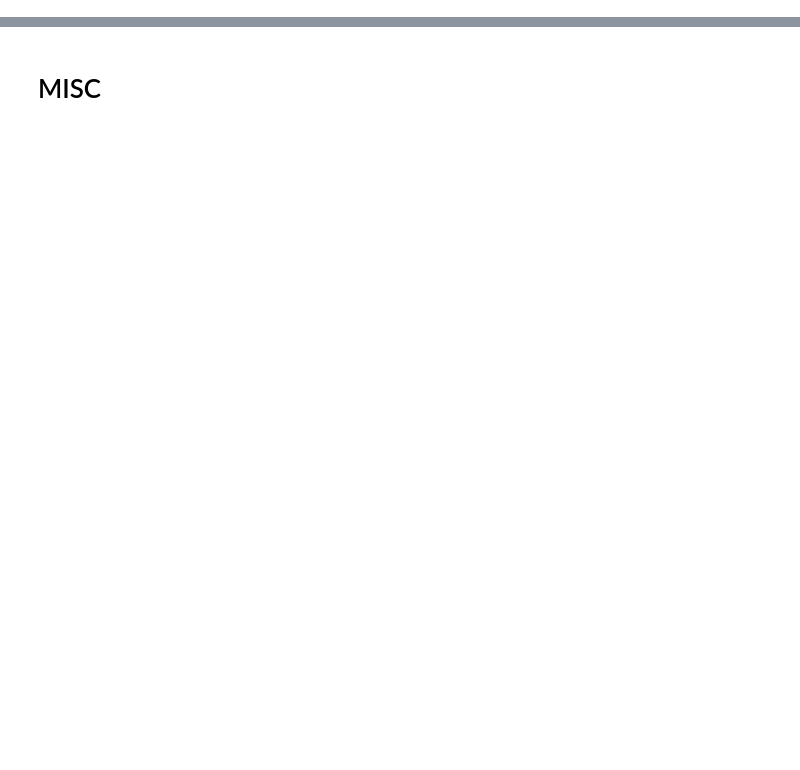
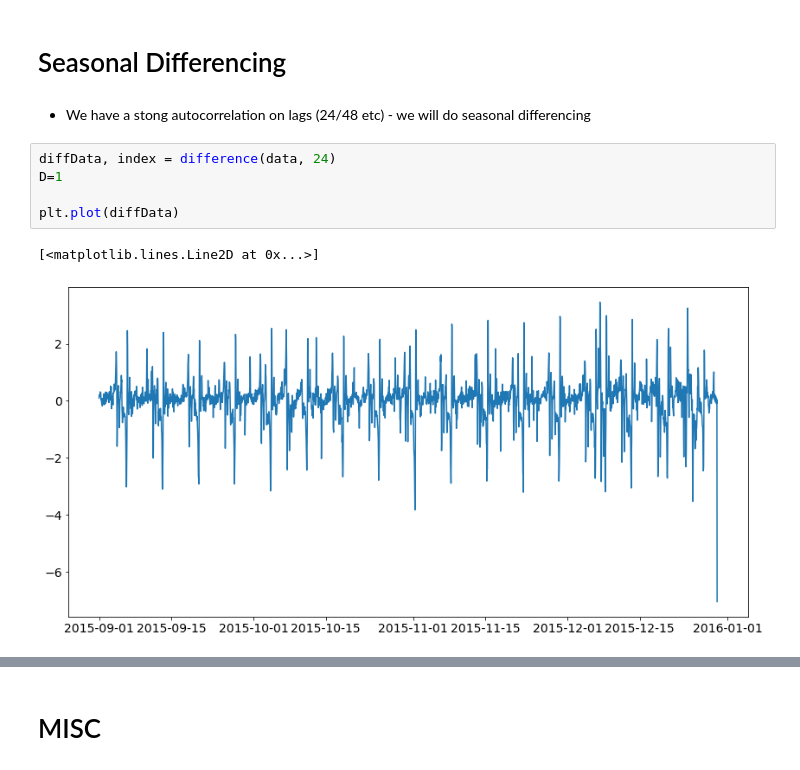
Before and after one commit to GeorgeG92/TSForecasting, a Jupyter notebook: notebooks/SARIMAX.ipynb, the cells around one changed output, grey strips where cells are left out. Cells and saved outputs as stored; diff of their text form; blank space fills up the shorter version.

```diff
--- a/notebooks/SARIMAX.ipynb
+++ b/notebooks/SARIMAX.ipynb
@@ -261,0 +120,12 @@ MAE is: 932.4295941918404
+# %% [markdown]
+# Seasonal Differencing
+# %% [markdown]
+- We have a stong autocorrelation on lags (24/48 etc) - we will do seasonal differencing
+# %%
+diffData, index = difference(data, 24)
+D=1
+
+plt.plot(diffData)
+# %% [output]
+[<matplotlib.lines.Line2D at 0x...>]
+[figure, added]
```
Also changed, not shown: parts of 62 cells of this notebook, 2 other files.
